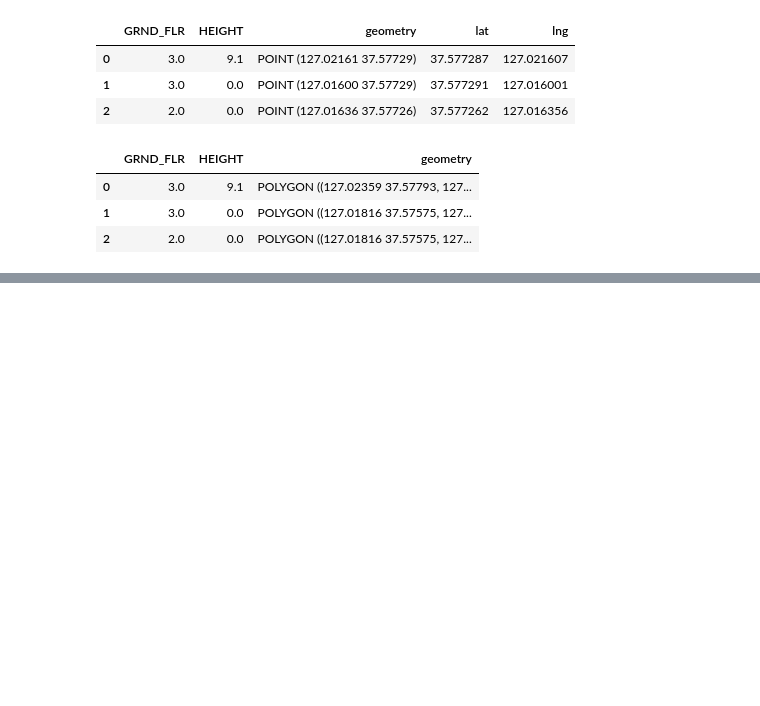
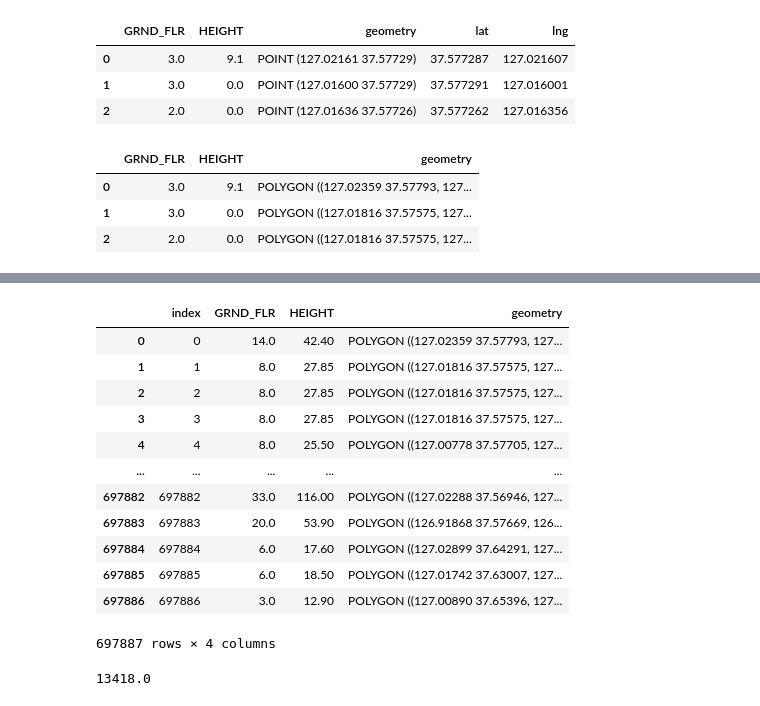
Before and after one commit to haebzzzang/urban_air_mobility, a Jupyter notebook: H3 건물 정보.ipynb, the cells around one changed output, grey strips where cells are left out. Drawn from its saved outputs; the diff is of its cells as text; code cells hidden in the pictures; blank space fills up the shorter version.

```diff
--- a/H3 건물 정보.ipynb
+++ b/H3 건물 정보.ipynb
@@ -4,7 +4,7 @@ import h3
 from shapely.geometry import Point, Polygon, LineString
 import folium
 # %%
-build = gpd.read_file("데이터/F_FAC_BUILDING_서울/F_FAC_BUILDING_11_202210.shp", encoding = 'euc-kr')
+build = gpd.read_file("data/F_FAC_BUILDING_서울/F_FAC_BUILDING_11_202210.shp", encoding = 'euc-kr')
 # %%
 build.head(3)
 # %% [output]
@@ -101,3 +100,4 @@ True
 # %%
-build_join = gpd.sjoin(build_h3, build_point, how = "left", op = "intersects")
+## H3 grid 내에 포함되는 건물 찾기 위하여 Join
+build_join = gpd.sjoin(build_h3, build_point, how = "inner", op = "intersects")
 build_join.head(3)
@@ -110,0 +109,27 @@ a.head(3)
+# %%
+build_join2 = build_join.groupby('index_right', as_index = False)[['GRND_FLR_left','HEIGHT_left']].max()
+
+build_group = gpd.GeoDataFrame()
+build_group['index'] = build_join2['index_right']
+build_group['GRND_FLR'] = build_join2['GRND_FLR_left']
+build_group['HEIGHT'] = build_join2['HEIGHT_left']
+build_group['geometry'] = build_h3['geometry']
+build_group.set_crs(epsg = 4326)
+# %% [output]
+|  | index | GRND_FLR | HEIGHT | geometry |
+| 0 | 0 | 14.0 | 42.40 | POLYGON ((127.02359 37.57793, 127... |
+| 1 | 1 | 8.0 | 27.85 | POLYGON ((127.01816 37.57575, 127... |
+| 2 | 2 | 8.0 | 27.85 | POLYGON ((127.01816 37.57575, 127... |
+| 3 | 3 | 8.0 | 27.85 | POLYGON ((127.01816 37.57575, 127... |
+| 4 | 4 | 8.0 | 25.50 | POLYGON ((127.00778 37.57705, 127... |
+| ... | ... | ... | ... | ... |
+| 697882 | 697882 | 33.0 | 116.00 | POLYGON ((127.02288 37.56946, 127... |
+| 697883 | 697883 | 20.0 | 53.90 | POLYGON ((126.91868 37.57669, 126... |
+| 697884 | 697884 | 6.0 | 17.60 | POLYGON ((127.02899 37.64291, 127... |
+| 697885 | 697885 | 6.0 | 18.50 | POLYGON ((127.01742 37.63007, 127... |
+| 697886 | 697886 | 3.0 | 12.90 | POLYGON ((127.00890 37.65396, 127... |
+697887 rows × 4 columns
+# %%
+build_group['HEIGHT'].max()
+# %% [output]
+13418.0
```
Also changed, not shown: parts of 11 cells of this notebook, 1 other file.
